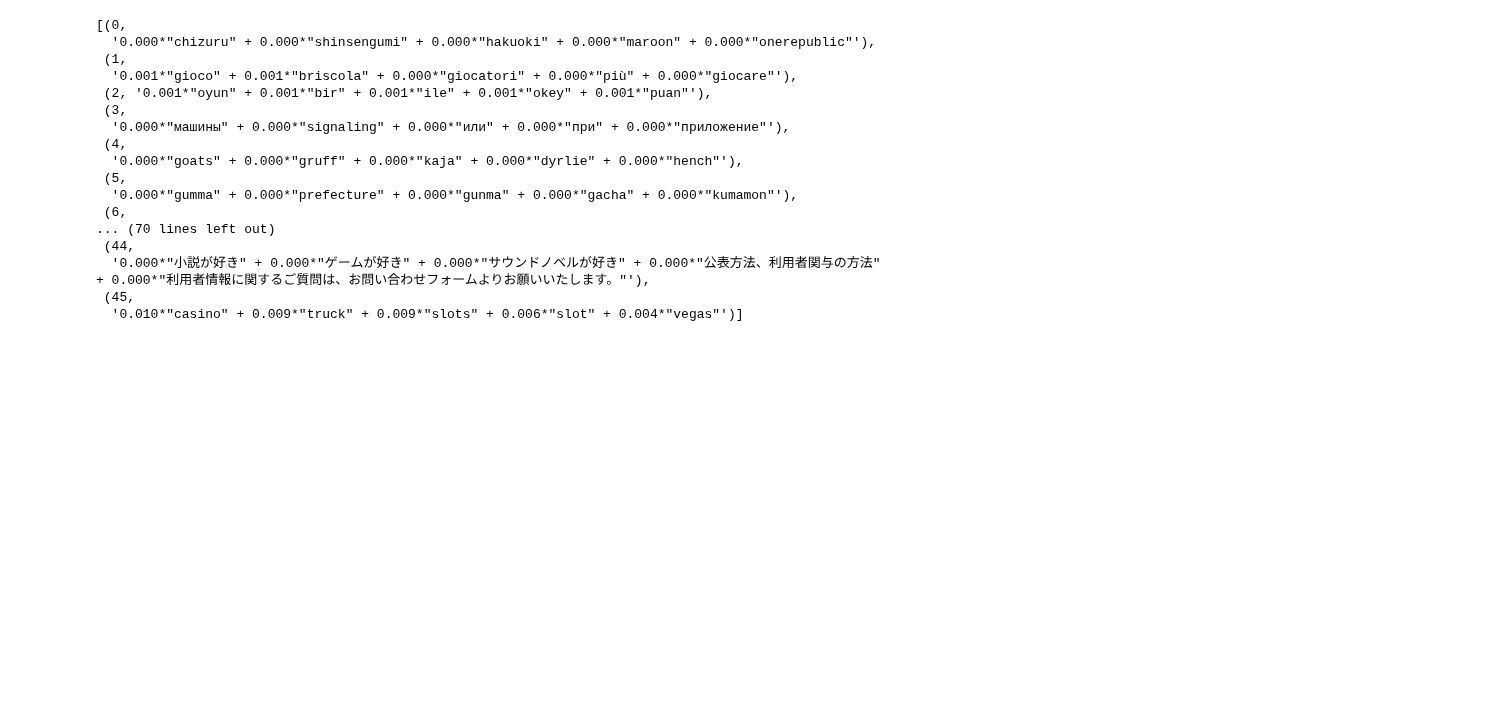
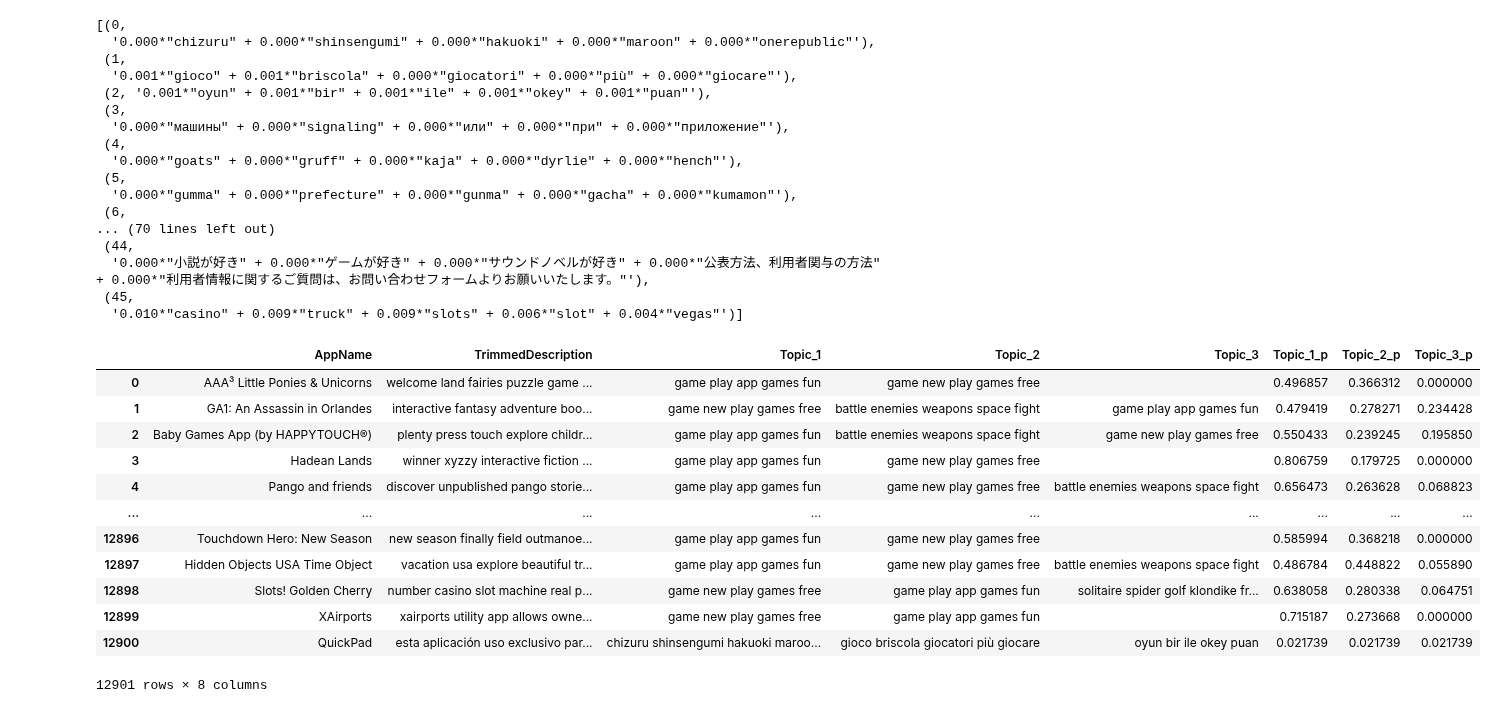
Before and after one commit to tsido/lda-thesis, a Jupyter notebook: topic_extraction/lda/LDA_create_model.ipynb, the cells around one changed output. Drawn from its saved outputs; the diff is of its cells as text; code cells hidden in the pictures; blank space fills up the shorter version.

```diff
--- a/topic_extraction/lda/LDA_create_model.ipynb
+++ b/topic_extraction/lda/LDA_create_model.ipynb
@@ -220,3 +222,34 @@ gensim_lda.print_topics(num_topics=num_topics, num_words=top_k)
 #store the topic model to disk
 !mkdir data/gensim
 gensim_lda.save('data/gensim/gensim_lda.model')
+# %%
+topic_strings = []
+topic_probabilities = []
+n_top_topics = 3
+
+corpus = [dictionary.doc2bow(desc) for desc in descriptions]
+
+
+# turn the topics into actual words
+for doc in corpus:
+    doc_topic_strings = []
+    doc_topic_probabilities = []
+
+    doc_topics = gensim_lda.get_document_topics(doc)
+    # sort topics by prob and get the top 3 topics for each doc
+    doc_topics.sort(key=lambda x: x[1], reverse=True)
+
+    for i in range(n_top_topics):
+        topic_id = doc_topics[i][0] if i < len(doc_topics) else -1
+
+        if topic_id == -1:
+            doc_topic_strings.append(' ')
+            doc_topic_probabilities.append(0)
+            continue
+
+        words = [w[0] for w in gensim_lda.show_topic(topic_id, topn=5)]
+        doc_topic_strings.append(' '.join(words))
+        doc_topic_probabilities.append(doc_topics[i][1])
+
+    topic_strings.append(doc_topic_strings)
+    topic_probabilities.append(doc_topic_probabilities)
@@ -222,0 +260,16 @@ gensim_lda.save('data/gensim/gensim_lda.model')
+# %%
+topic_df
+# %% [output]
+|  | AppName | TrimmedDescription | Topic_1 | Topic_2 | Topic_3 | Topic_1_p | Topic_2_p | Topic_3_p |
+| 0 | AAA³ Little Ponies & Unicorns | welcome land fairies puzzle game ... | game play app games fun | game new play games free |  | 0.496857 | 0.366312 | 0.000000 |
+| 1 | GA1: An Assassin in Orlandes | interactive fantasy adventure boo... | game new play games free | battle enemies weapons space fight | game play app games fun | 0.479419 | 0.278271 | 0.234428 |
+| 2 | Baby Games App (by HAPPYTOUCH®) | plenty press touch explore childr... | game play app games fun | battle enemies weapons space fight | game new play games free | 0.550433 | 0.239245 | 0.195850 |
+| 3 | Hadean Lands | winner xyzzy interactive fiction ... | game play app games fun | game new play games free |  | 0.806759 | 0.179725 | 0.000000 |
+| 4 | Pango and friends | discover unpublished pango storie... | game play app games fun | game new play games free | battle enemies weapons space fight | 0.656473 | 0.263628 | 0.068823 |
+| ... | ... | ... | ... | ... | ... | ... | ... | ... |
+| 12896 | Touchdown Hero: New Season | new season finally field outmanoe... | game play app games fun | game new play games free |  | 0.585994 | 0.368218 | 0.000000 |
+| 12897 | Hidden Objects USA Time Object | vacation usa explore beautiful tr... | game play app games fun | game new play games free | battle enemies weapons space fight | 0.486784 | 0.448822 | 0.055890 |
+| 12898 | Slots! Golden Cherry | number casino slot machine real p... | game new play games free | game play app games fun | solitaire spider golf klondike fr... | 0.638058 | 0.280338 | 0.064751 |
+| 12899 | XAirports | xairports utility app allows owne... | game new play games free | game play app games fun |  | 0.715187 | 0.273668 | 0.000000 |
+| 12900 | QuickPad | esta aplicación uso exclusivo par... | chizuru shinsengumi hakuoki maroo... | gioco briscola giocatori più giocare | oyun bir ile okey puan | 0.021739 | 0.021739 | 0.021739 |
+12901 rows × 8 columns
```
Also changed, not shown: parts of 6 cells of this notebook.
